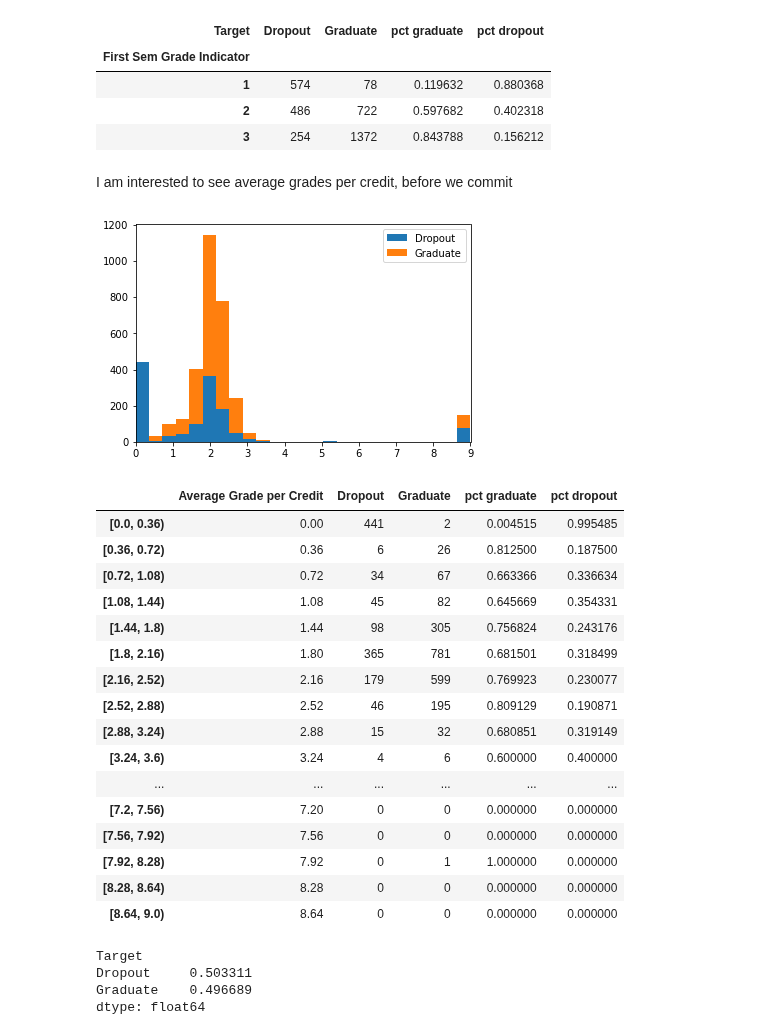
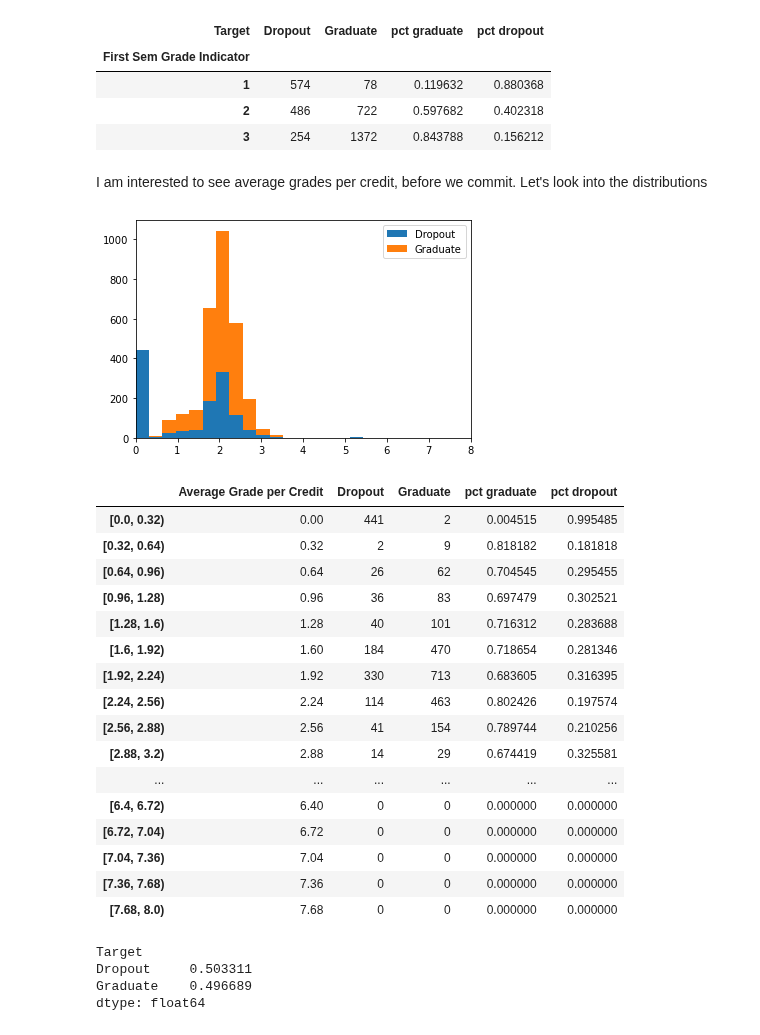
Before and after one commit to obDann/INF2179-GroupProject, a Jupyter notebook: ds_modelling.ipynb, the cells around one changed output. Drawn from its saved outputs; the diff is of its cells as text; code cells hidden in the pictures.

```diff
--- a/ds_modelling.ipynb
+++ b/ds_modelling.ipynb
@@ -798,7 +933,7 @@ def categorize_marital_status(marital_status):
     elif marital_status in separated:
         return "Separated"
 
-df_dropped["Marital status"] = df_dropped["Marital status"].apply(categorize_marital_status)
+df_dropped["Marital status - regrouped"] = df_dropped["Marital status"].apply(categorize_marital_status)
 df_dropped
 # %% [output]
 |  | Marital status | Application mode | Application order | Course | Daytime/evening attendance\t | ... |
@@ -816,0 +987,4 @@ df_dropped
+# %%
+if "Marital status" in df_dropped.columns:
+    df_dropped = df_dropped.drop(["Marital status"], axis=1)
+df_dropped.columns
@@ -854,6 +1044,6 @@ def categorize_age_at_enrolment(age):
     elif age >= 25:
         return 1
 
-df_dropped["Age at enrollment"] = df_dropped["Age at enrollment"].apply(categorize_age_at_enrolment)
+df_dropped["Age at enrollment - grouped"] = df_dropped["Age at enrollment"].apply(categorize_age_at_enrolment)
 df_dropped
 # %% [output]
@@ -887,0 +1106,4 @@ df_temp
+# %%
+if "Age at enrollment - grouped" in df_dropped.columns:
+    df_dropped = df_dropped.drop(["Age at enrollment - grouped"], axis=1)
+df_dropped.columns
@@ -980,31 +1254,31 @@ df_temp
 | 2 | 486 | 722 | 0.597682 | 0.402318 |
 | 3 | 254 | 1372 | 0.843788 | 0.156212 |
 # %% [markdown]
-I am interested to see average grades per credit, before we commit
+I am interested to see average grades per credit, before we commit. Let's look into the distributions
 # %%
 df_dropped["Average Grade per Credit"] = df_dropped["Curricular units 1st sem (grade)"] / df_dropped["Curricular units 1st sem (enrolled)"]
-df_dropped = df_dropped.fillna(9)  # unobtainable grade, using 9 to differentiate divide by 0 errors since I do want to still visualize it
+# df_dropped = df_dropped.fillna(9)  # unobtainable grade, using 9 to differentiate divide by 0 errors since I do want to still visualize it
 plot_temp, df_temp = provide_histogram_individual('Average Grade per Credit', df_dropped, 25)
 df_temp["pct graduate"] = df_temp["Graduate"] / (df_temp["Dropout"] + df_temp["Graduate"])
 df_temp["pct dropout"] = df_temp["Dropout"] / (df_temp["Dropout"] + df_temp["Graduate"])
 df_temp.fillna(0)
 # %% [output]
-[figure, old version]
+[figure, new version]
 |  | Average Grade per Credit | Dropout | Graduate | pct graduate | pct dropout |
-| [0.0, 0.36) | 0.00 | 441 | 2 | 0.004515 | 0.995485 |
-| [0.36, 0.72) | 0.36 | 6 | 26 | 0.812500 | 0.187500 |
-| [0.72, 1.08) | 0.72 | 34 | 67 | 0.663366 | 0.336634 |
-| [1.08, 1.44) | 1.08 | 45 | 82 | 0.645669 | 0.354331 |
-| [1.44, 1.8) | 1.44 | 98 | 305 | 0.756824 | 0.243176 |
-| [1.8, 2.16) | 1.80 | 365 | 781 | 0.681501 | 0.318499 |
-| [2.16, 2.52) | 2.16 | 179 | 599 | 0.769923 | 0.230077 |
-| [2.52, 2.88) | 2.52 | 46 | 195 | 0.809129 | 0.190871 |
-| [2.88, 3.24) | 2.88 | 15 | 32 | 0.680851 | 0.319149 |
-| [3.24, 3.6) | 3.24 | 4 | 6 | 0.600000 | 0.400000 |
+| [0.0, 0.32) | 0.00 | 441 | 2 | 0.004515 | 0.995485 |
+| [0.32, 0.64) | 0.32 | 2 | 9 | 0.818182 | 0.181818 |
+| [0.64, 0.96) | 0.64 | 26 | 62 | 0.704545 | 0.295455 |
+| [0.96, 1.28) | 0.96 | 36 | 83 | 0.697479 | 0.302521 |
+| [1.28, 1.6) | 1.28 | 40 | 101 | 0.716312 | 0.283688 |
+| [1.6, 1.92) | 1.60 | 184 | 470 | 0.718654 | 0.281346 |
+| [1.92, 2.24) | 1.92 | 330 | 713 | 0.683605 | 0.316395 |
+| [2.24, 2.56) | 2.24 | 114 | 463 | 0.802426 | 0.197574 |
+| [2.56, 2.88) | 2.56 | 41 | 154 | 0.789744 | 0.210256 |
+| [2.88, 3.2) | 2.88 | 14 | 29 | 0.674419 | 0.325581 |
 | ... | ... | ... | ... | ... | ... |
-| [7.2, 7.56) | 7.20 | 0 | 0 | 0.000000 | 0.000000 |
-| [7.56, 7.92) | 7.56 | 0 | 0 | 0.000000 | 0.000000 |
-| [7.92, 8.28) | 7.92 | 0 | 1 | 1.000000 | 0.000000 |
-| [8.28, 8.64) | 8.28 | 0 | 0 | 0.000000 | 0.000000 |
-| [8.64, 9.0) | 8.64 | 0 | 0 | 0.000000 | 0.000000 |
+| [6.4, 6.72) | 6.40 | 0 | 0 | 0.000000 | 0.000000 |
+| [6.72, 7.04) | 6.72 | 0 | 0 | 0.000000 | 0.000000 |
+| [7.04, 7.36) | 7.04 | 0 | 0 | 0.000000 | 0.000000 |
+| [7.36, 7.68) | 7.36 | 0 | 0 | 0.000000 | 0.000000 |
+| [7.68, 8.0) | 7.68 | 0 | 0 | 0.000000 | 0.000000 |
 # %%
```
Also changed, not shown: parts of 49 cells of this notebook.
